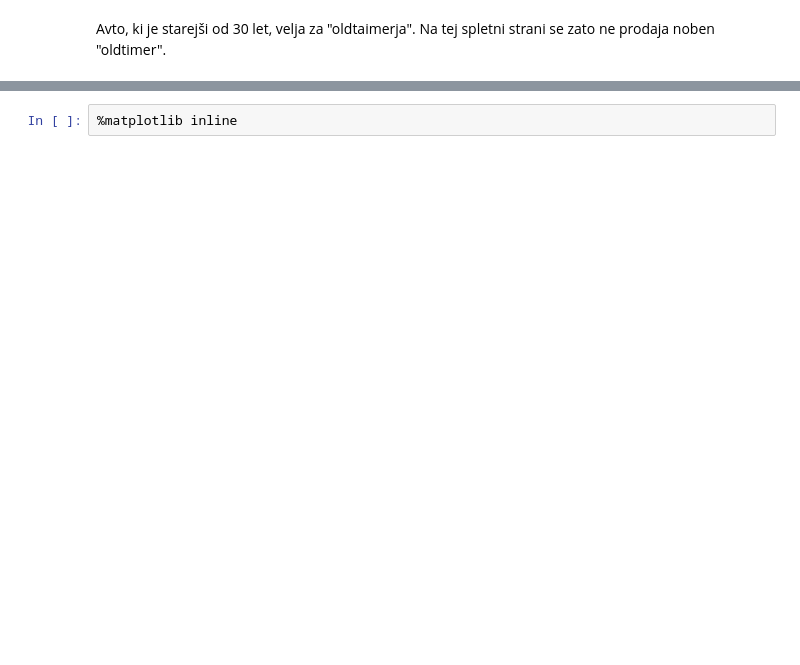
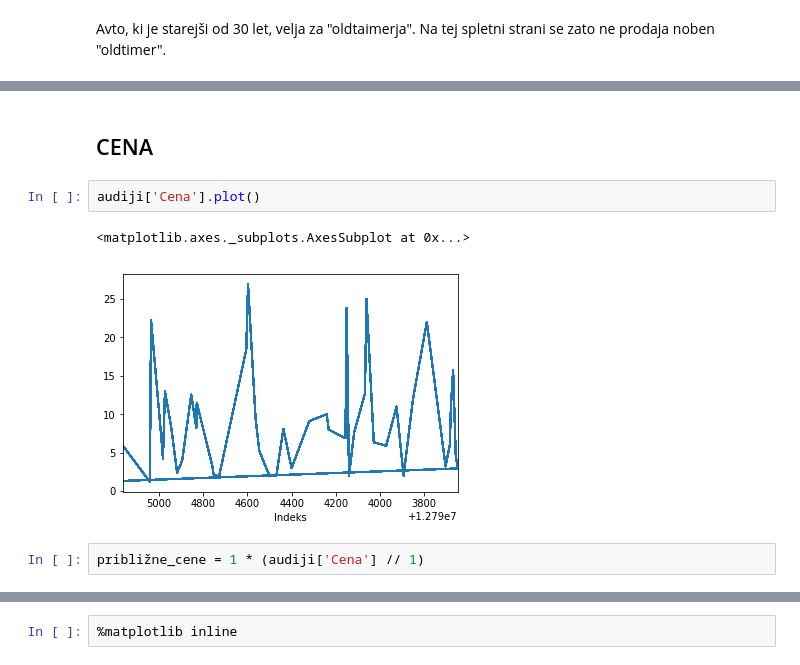
Before and after one commit to klaragolob/Analiza-prodajanih-avtomobilov-znamke-Audi, a Jupyter notebook: audi_analiza2.ipynb, the cells around one changed output, grey strips where cells are left out. Cells and saved outputs as stored; diff of their text form; blank space fills up the shorter version.

```diff
--- a/audi_analiza2.ipynb
+++ b/audi_analiza2.ipynb
@@ -101 +105,10 @@ audiji.sort_values('Prevozeni km').tail(10)
+# %% [markdown]
+## CENA
+# %%
+audiji['Cena'].plot()
+# %% [output]
+<matplotlib.axes._subplots.AxesSubplot at 0x...>
+[figure, added]
+# %%
+približne_cene = 1 * (audiji['Cena'] // 1)
 # %%
```
Also changed, not shown: parts of 9 cells of this notebook.
